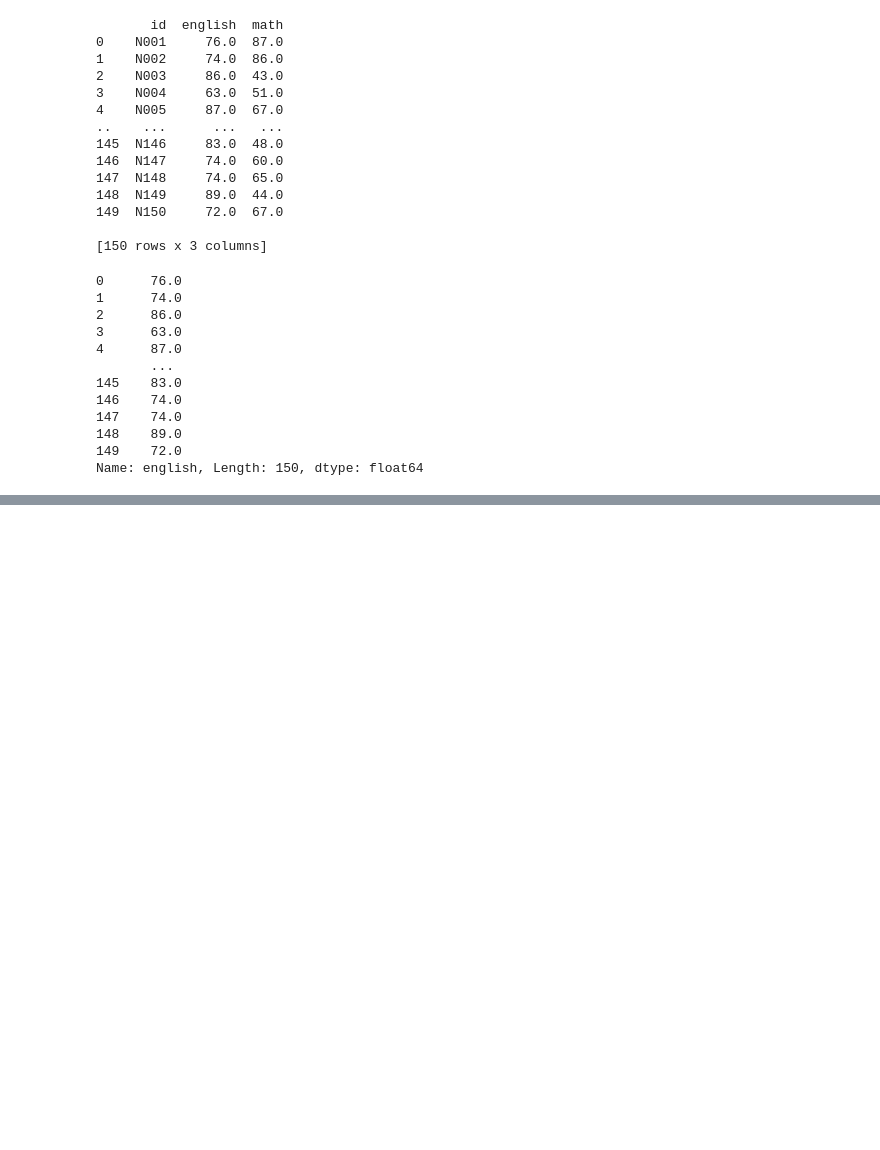
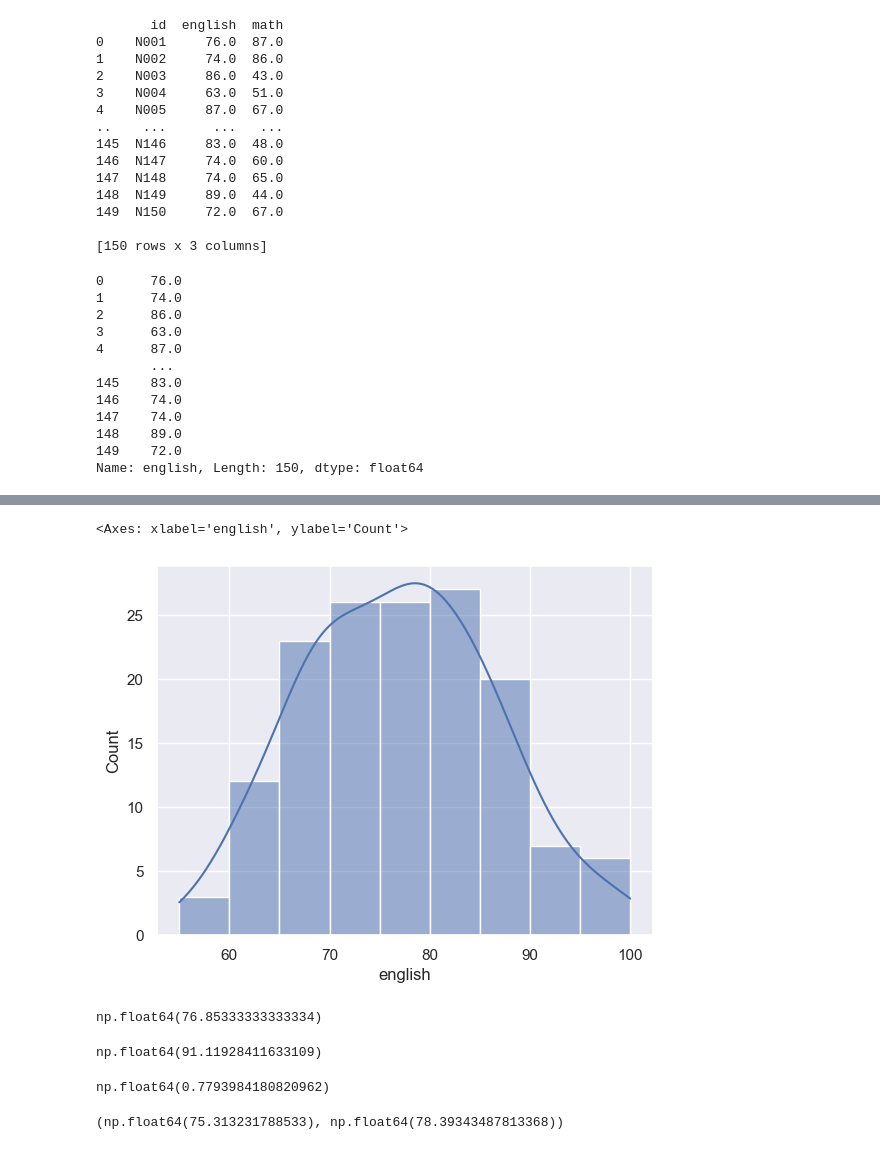
Before and after one commit to Mozuku123/dsdev, a Jupyter notebook: Lesson05_Estimation/課題2：テストの成績の点推定と区間推定.ipynb, the cells around one changed output, grey strips where cells are left out. Drawn from its saved outputs; the diff is of its cells as text; code cells hidden in the pictures; blank space fills up the shorter version.

```diff
--- a/Lesson05_Estimation/課題2：テストの成績の点推定と区間推定.ipynb
+++ b/Lesson05_Estimation/課題2：テストの成績の点推定と区間推定.ipynb
@@ -45,0 +55,34 @@ sns.set_theme()
+# %%
+# seabornでヒストグラムと分布を作成
+sns.histplot(df["english"], kde=True)
+# %% [output]
+<Axes: xlabel='english', ylabel='Count'>
+[figure, added]
+# %%
+# 母平均の点推定（標本平均を母平均の推定値として扱う）
+mu = np.mean(df["english"])
+mu
+# %% [output]
+np.float64(76.85333333333334)
+# %%
+# 母分散の点推定（不偏分散を母分散の推定値として扱う）
+sigma2 = np.var(df["english"], ddof=1)
+sigma2
+# %% [output]
+np.float64(91.11928411633109)
+# %%
+# 標準誤差（SE）
+sigma = np.std(df["english"], ddof=1)
+se = sigma/np.sqrt(len(df["english"]))
+se
+# %% [output]
+np.float64(0.7793984180820962)
+# %%
+# 自由度（標本数 - 1）を計算
+df = len(df["english"]) - 1
+
+# 95%信頼区間の下限値と上限値を計算
+interval = stats.t.interval(0.95, df, loc=mu, scale=se)
+interval
+# %% [output]
+(np.float64(75.313231788533), np.float64(78.39343487813368))
```
Also changed, not shown: parts of 1 cell of this notebook.
